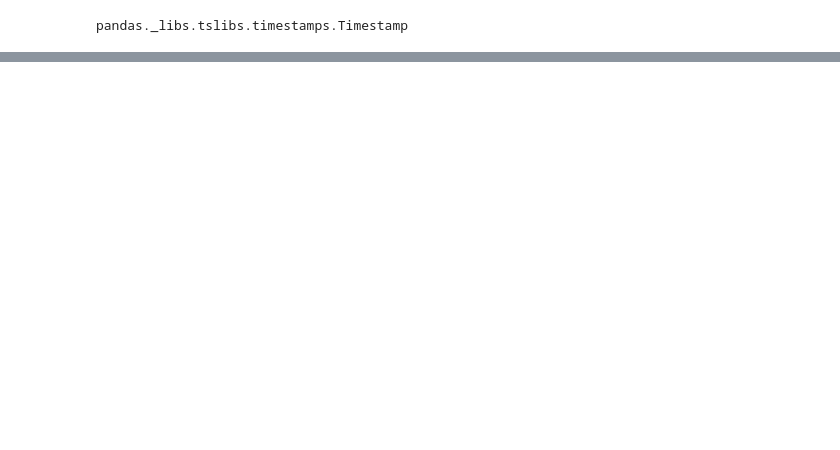
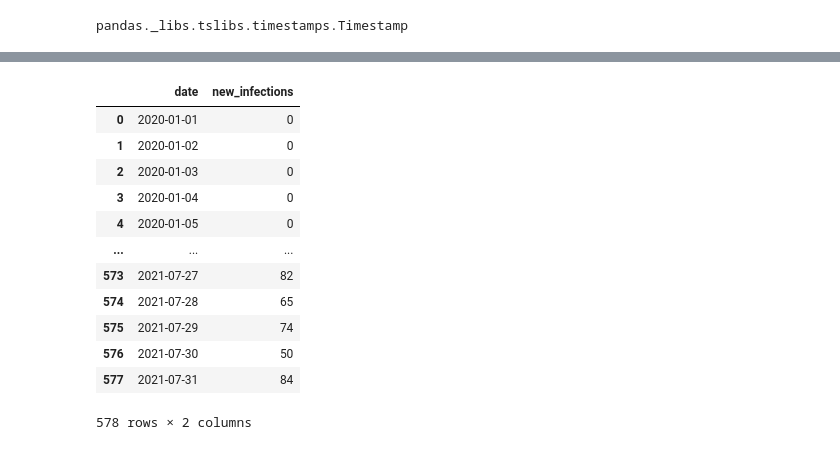
Before and after one commit to nadjalc/COVID19MobilityAnalysis, a Jupyter notebook: covid data analysis/data filling.ipynb, the cells around one changed output, grey strips where cells are left out. Saved outputs shown, nothing was run; the diff lists cells and outputs as text; code cells hidden in the pictures; blank space fills up the shorter version.

Commit message:
Merged two data sets

```diff
--- a/covid data analysis/data filling.ipynb
+++ b/covid data analysis/data filling.ipynb
@@ -191,3 +209,17 @@ pandas._libs.tslibs.timestamps.Timestamp
 for index, row in df_num.iterrows():
     if (row['date'].year == 2021) and (row['date'].month > 7):
         df_num.drop(index, inplace=True)
+# %%
+new_num = pd.DataFrame(columns= ['date', 'new_infections'])
+# %%
+row_b = df_num.iloc[0]
+new_num = new_num.append(row_b)
+# %%
+for index, row in islice(df_num.iterrows(), 1, None):
+    n = days_between(row_b['date'], row['date'])
+    for i in range(1,n):
+        new_num = new_num.append({'date' : row_b['date'] + datetime.timedelta(days=1),
+                'new_infections' : row_b['new_infections']}, ignore_index=True)
+        row_b = new_num.iloc[-1]
+    new_num = new_num.append(row)
+    row_b = row
@@ -193,0 +248,16 @@ for index, row in df_num.iterrows():
+# %%
+new_num
+# %% [output]
+|  | date | new_infections |
+| 0 | 2020-01-01 | 0 |
+| 1 | 2020-01-02 | 0 |
+| 2 | 2020-01-03 | 0 |
+| 3 | 2020-01-04 | 0 |
+| 4 | 2020-01-05 | 0 |
+| ... | ... | ... |
+| 573 | 2021-07-27 | 82 |
+| 574 | 2021-07-28 | 65 |
+| 575 | 2021-07-29 | 74 |
+| 576 | 2021-07-30 | 50 |
+| 577 | 2021-07-31 | 84 |
+578 rows × 2 columns
```
Also changed, not shown: parts of 13 cells of this notebook, 1 other file.
